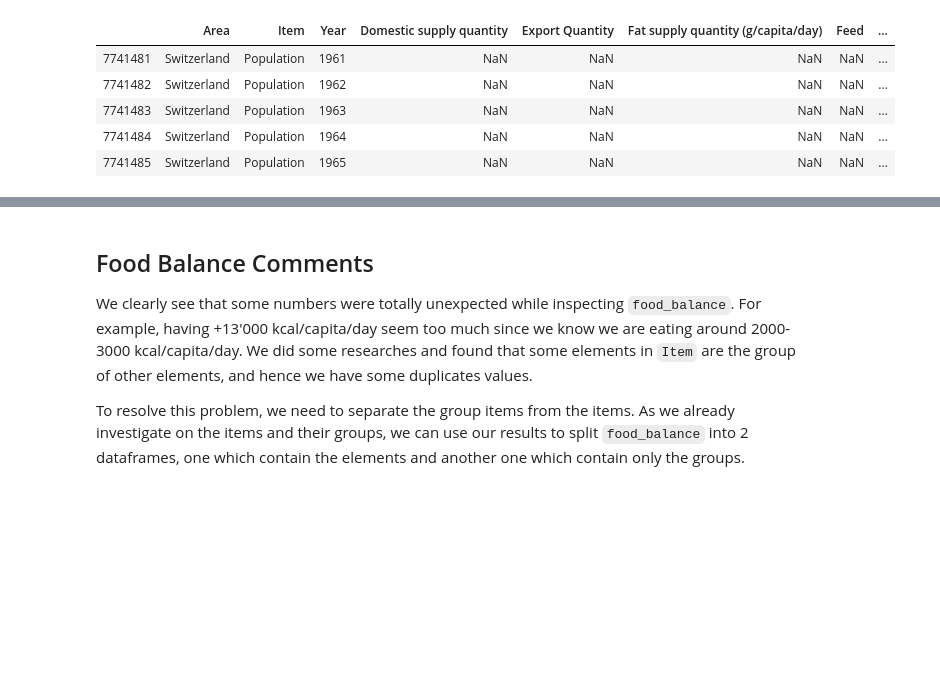
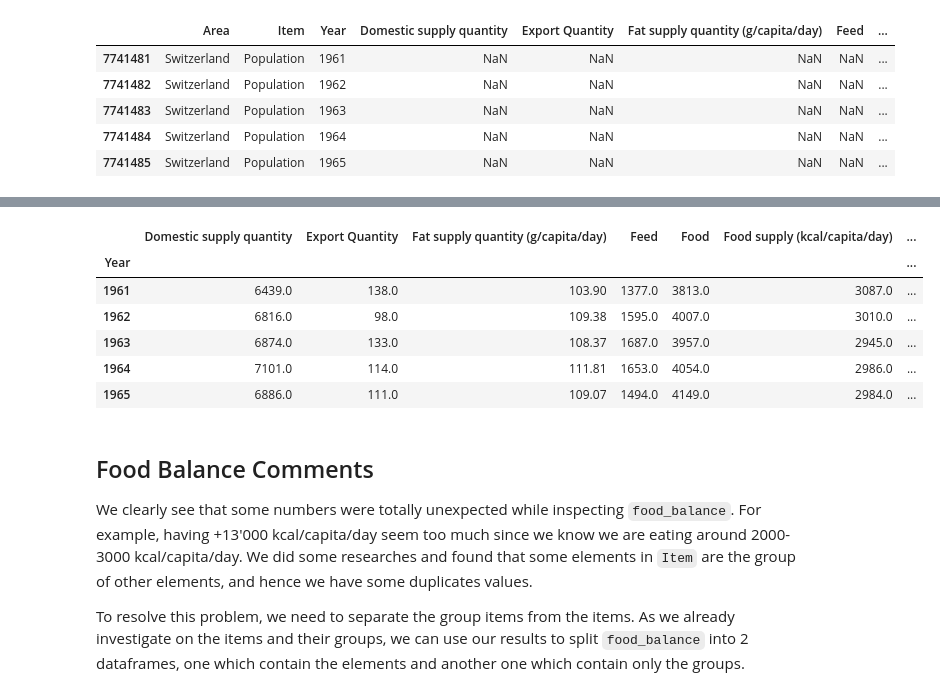
Before and after one commit to jlabhard/ADA_Project, a Jupyter notebook: project_merge_w_Jo.ipynb, the cells around one changed output, grey strips where cells are left out. Drawn from its saved outputs; the diff is of its cells as text; code cells hidden in the pictures; blank space fills up the shorter version.

```diff
--- a/project_merge_w_Jo.ipynb
+++ b/project_merge_w_Jo.ipynb
@@ -458,0 +469,3 @@ food_balance_df_CH_wide.head()
+# %%
+food_balance_df_CH_wide_subgroups_items = food_balance_df_CH_wide.loc[food_balance_df_CH_wide.Item.isin(items_subgroups_array)]
+food_balance_df_CH_wide_subgroups_items.head()
@@ -470,3 +501,14 @@ food_balance_df_CH_wide.groupby('Year').sum().head()
+# %%
+"""Inspect the food supply and others per year for subgroups items"""
+food_balance_df_CH_wide_subgroups_items.groupby('Year').sum().head()
+# %% [output]
+|  | Domestic supply quantity | Export Quantity | Fat supply quantity (g/capita/day) | Feed | Food | Food supply (kcal/capita/day) | ... |
+| Year |  |  |  |  |  |  | ... |
+| 1961 | 6439.0 | 138.0 | 103.90 | 1377.0 | 3813.0 | 3087.0 | ... |
+| 1962 | 6816.0 | 98.0 | 109.38 | 1595.0 | 4007.0 | 3010.0 | ... |
+| 1963 | 6874.0 | 133.0 | 108.37 | 1687.0 | 3957.0 | 2945.0 | ... |
+| 1964 | 7101.0 | 114.0 | 111.81 | 1653.0 | 4054.0 | 2986.0 | ... |
+| 1965 | 6886.0 | 111.0 | 109.07 | 1494.0 | 4149.0 | 2984.0 | ... |
 # %% [markdown]
 ## Food Balance Comments
 
```
Also changed, not shown: parts of 7 cells of this notebook.
